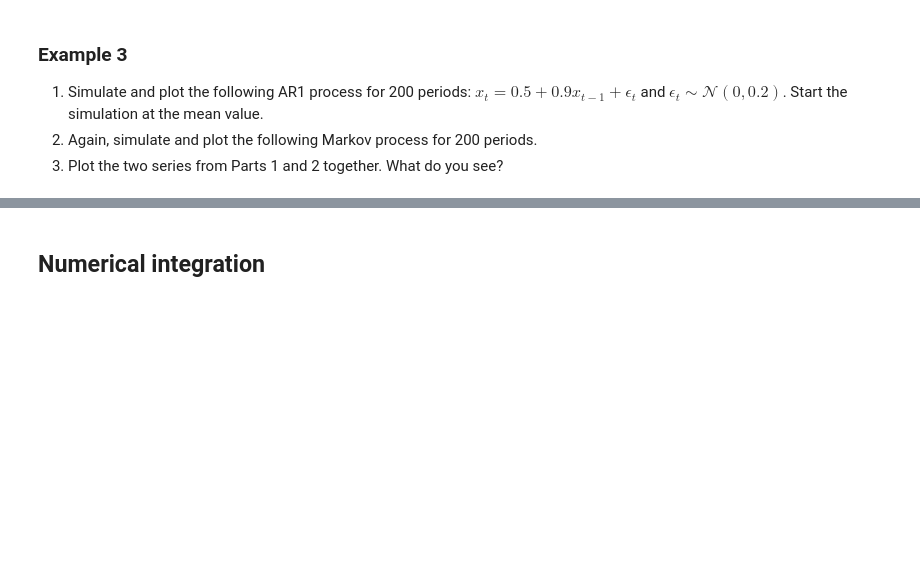
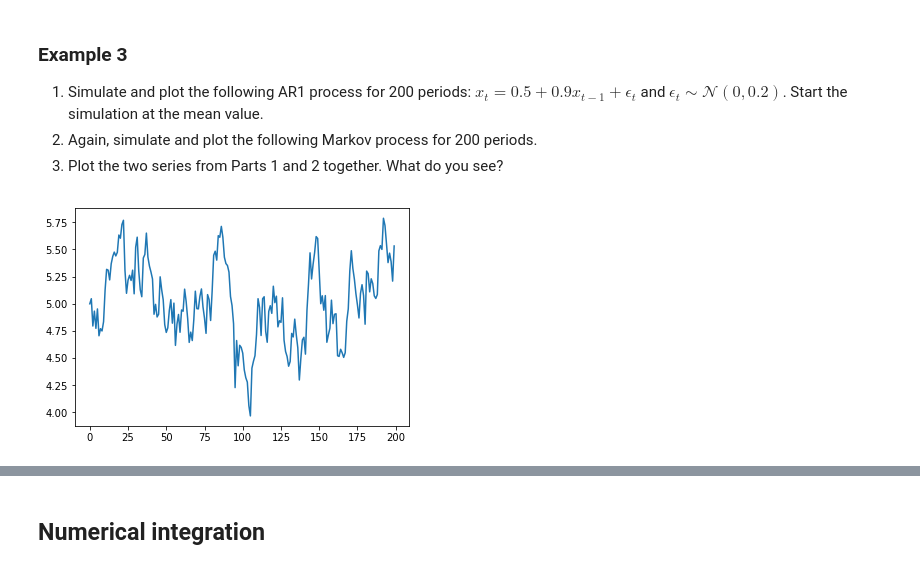
Before and after one commit to SIQEF-PHBS/Winter-Camp-2019, a Jupyter notebook: Jake Zhao/Finite Markov Chains.ipynb, the cells around one changed output, grey strips where cells are left out. Drawn from its saved outputs; the diff is of its cells as text; code cells hidden in the pictures; blank space fills up the shorter version.

```diff
--- a/Jake Zhao/Finite Markov Chains.ipynb
+++ b/Jake Zhao/Finite Markov Chains.ipynb
@@ -53,3 +133,18 @@ markov_trans = np.array([[7.497e-01, 2.161e-01, 3.220e-02, 2.028e-03, 1.811e-05]
                          [3.220e-02, 2.569e-01, 4.218e-01, 2.569e-01, 3.220e-02], \
                          [2.027e-03, 5.422e-02, 2.569e-01, 4.708e-01, 2.161e-01], \
                          [1.811e-05, 2.028e-03, 3.220e-02, 2.161e-01, 7.497e-01]])
+# %%
+import matplotlib.pyplot as plt
+
+sim_num = 200
+ar1_sim = np.zeros(sim_num)
+c, ρ, σ = 0.5, 0.9, 0.2
+ar1_sim[0] = c/(1-ρ)
+
+for tt in range(1,sim_num):
+    ar1_sim[tt] = c+ρ*ar1_sim[tt-1]+np.random.randn()*σ
+
+plt.plot(ar1_sim)
+plt.show()
+# %% [output]
+[figure, added]
```
Also changed, not shown: parts of 5 cells of this notebook.
